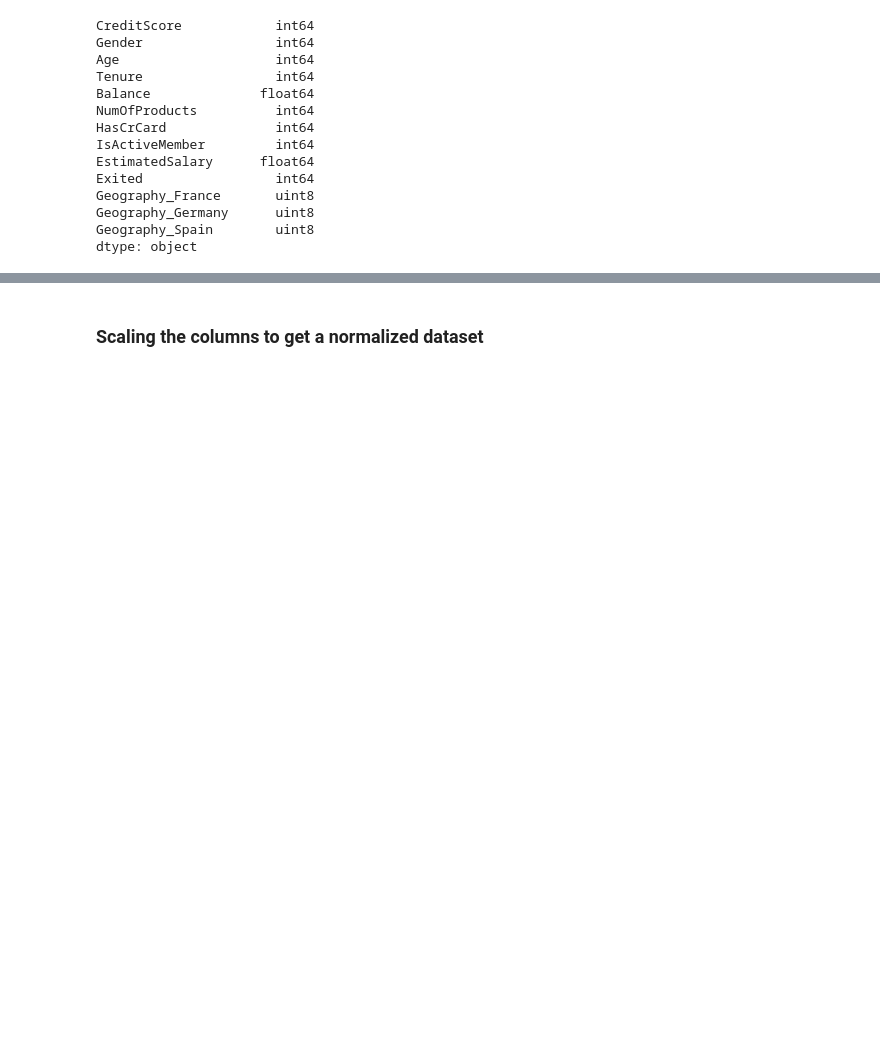
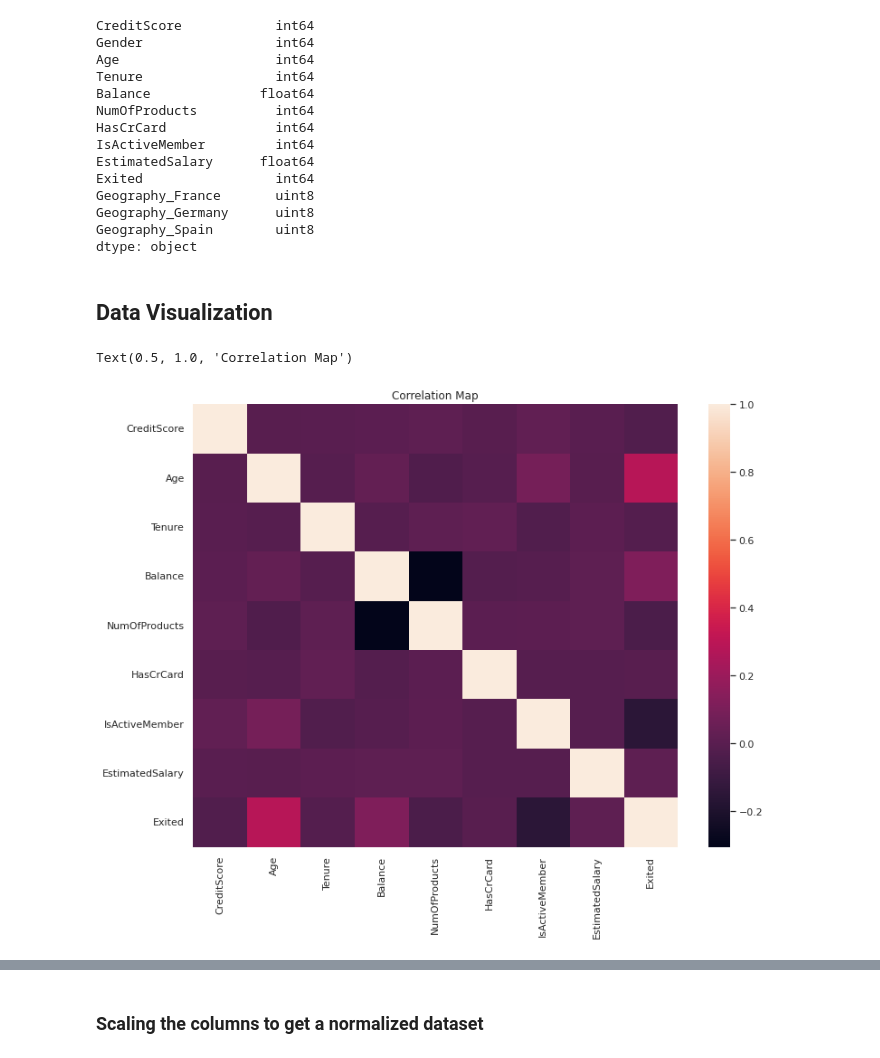
Before and after one commit to AshiniAnantharaman/Bank_Customer_Churn_Prediction, a Jupyter notebook: bank-customer-churn-prediction.ipynb, the cells around one changed output, grey strips where cells are left out. Saved outputs shown, nothing was run; the diff lists cells and outputs as text; code cells hidden in the pictures; blank space fills up the shorter version.

```diff
--- a/bank-customer-churn-prediction.ipynb
+++ b/bank-customer-churn-prediction.ipynb
@@ -129,3 +186,11 @@ Geography_France       uint8
 Geography_Germany      uint8
 Geography_Spain        uint8
 dtype: object
+# %% [markdown]
+## Data Visualization
+# %%
+sns.set(rc = {'figure.figsize':(12,9)})
+sns.heatmap(df.corr()).set_title("Correlation Map")
+# %% [output]
+Text(0.5, 1.0, 'Correlation Map')
+[figure, added]
```
Also changed, not shown: parts of 21 cells of this notebook.
